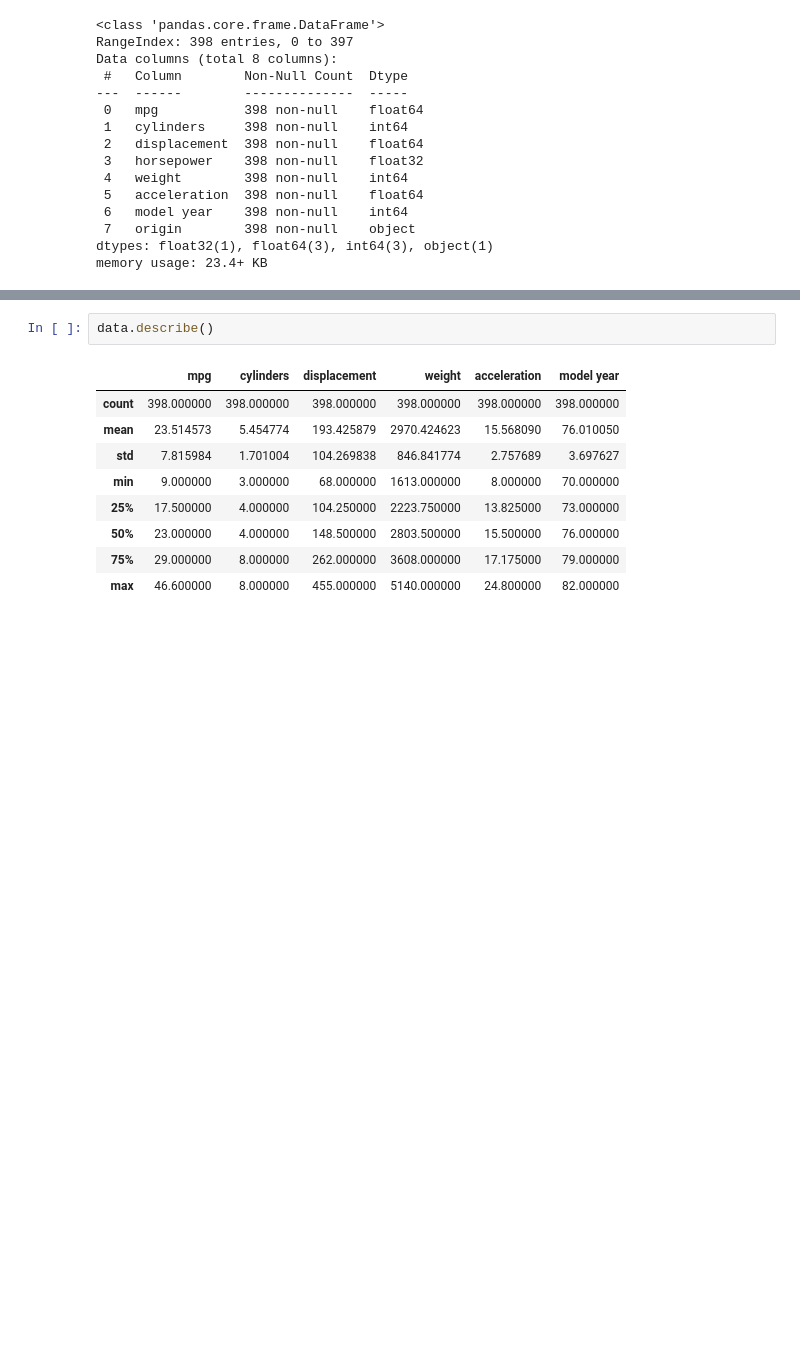
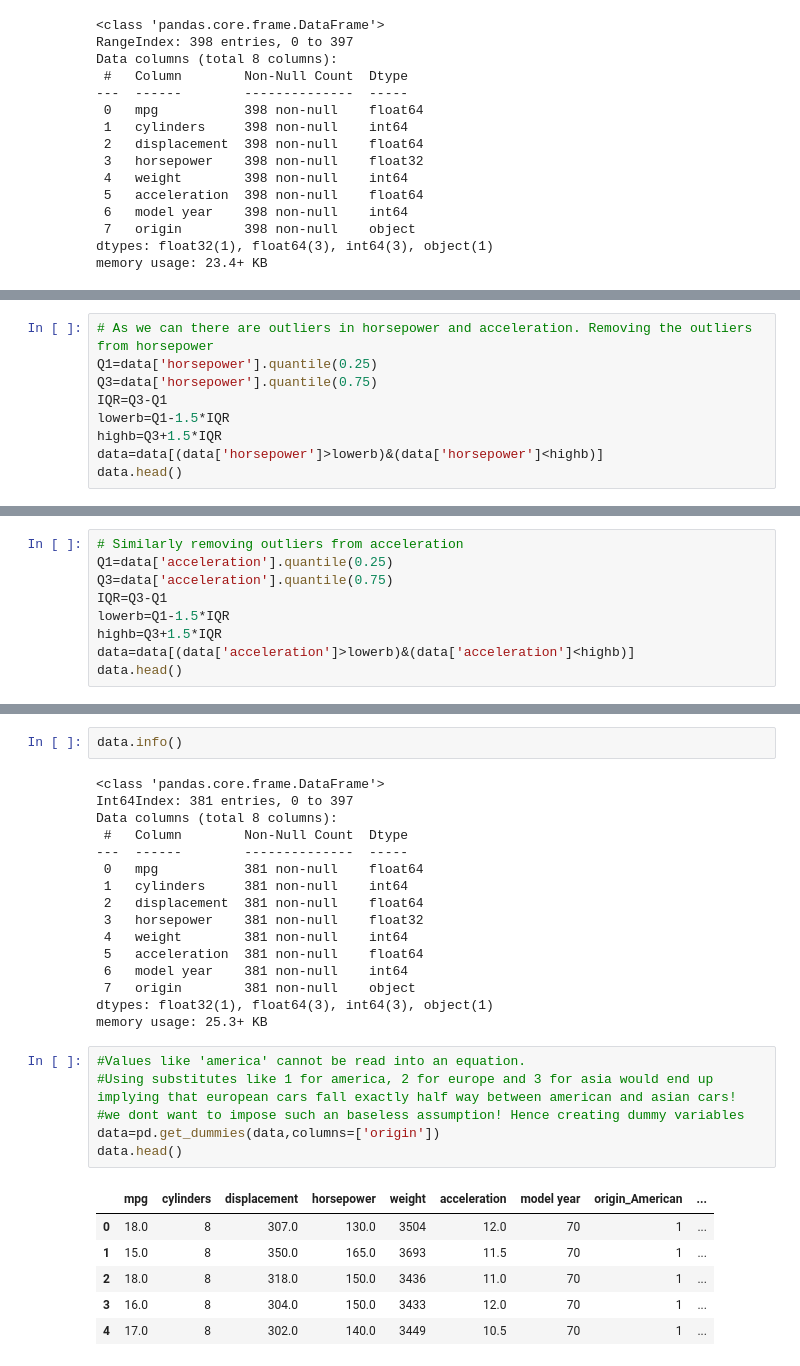
Before and after one commit to VAMSEE92/Linear-Regression, a Jupyter notebook: Linear_reg.ipynb, the cells around one changed output, grey strips where cells are left out. Saved outputs shown, nothing was run; the diff lists cells and outputs as text; blank space fills up the shorter version.

Commit message:
removed the outliers and dealed with the categorical feaatures

```diff
--- a/Linear_reg.ipynb
+++ b/Linear_reg.ipynb
@@ -115,0 +147,9 @@ for i in cdata:
+# %%
+# As we can there are outliers in horsepower and acceleration. Removing the outliers from horsepower
+Q1=data['horsepower'].quantile(0.25)
+Q3=data['horsepower'].quantile(0.75)
+IQR=Q3-Q1
+lowerb=Q1-1.5*IQR
+highb=Q3+1.5*IQR
+data=data[(data['horsepower']>lowerb)&(data['horsepower']<highb)]
+data.head()
@@ -115,0 +163,9 @@ for i in cdata:
+# %%
+# Similarly removing outliers from acceleration
+Q1=data['acceleration'].quantile(0.25)
+Q3=data['acceleration'].quantile(0.75)
+IQR=Q3-Q1
+lowerb=Q1-1.5*IQR
+highb=Q3+1.5*IQR
+data=data[(data['acceleration']>lowerb)&(data['acceleration']<highb)]
+data.head()
@@ -116,12 +179,31 @@ for i in cdata:
 # %%
-data.describe()
+data.info()
 # %% [output]
-|  | mpg | cylinders | displacement | weight | acceleration | model year |
-| count | 398.000000 | 398.000000 | 398.000000 | 398.000000 | 398.000000 | 398.000000 |
-| mean | 23.514573 | 5.454774 | 193.425879 | 2970.424623 | 15.568090 | 76.010050 |
-| std | 7.815984 | 1.701004 | 104.269838 | 846.841774 | 2.757689 | 3.697627 |
-| min | 9.000000 | 3.000000 | 68.000000 | 1613.000000 | 8.000000 | 70.000000 |
-| 25% | 17.500000 | 4.000000 | 104.250000 | 2223.750000 | 13.825000 | 73.000000 |
-| 50% | 23.000000 | 4.000000 | 148.500000 | 2803.500000 | 15.500000 | 76.000000 |
-| 75% | 29.000000 | 8.000000 | 262.000000 | 3608.000000 | 17.175000 | 79.000000 |
-| max | 46.600000 | 8.000000 | 455.000000 | 5140.000000 | 24.800000 | 82.000000 |
+<class 'pandas.core.frame.DataFrame'>
+Int64Index: 381 entries, 0 to 397
+Data columns (total 8 columns):
+ #   Column        Non-Null Count  Dtype
+---  ------        --------------  -----
+ 0   mpg           381 non-null    float64
+ 1   cylinders     381 non-null    int64
+ 2   displacement  381 non-null    float64
+ 3   horsepower    381 non-null    float32
+ 4   weight        381 non-null    int64
+ 5   acceleration  381 non-null    float64
+ 6   model year    381 non-null    int64
+ 7   origin        381 non-null    object
+dtypes: float32(1), float64(3), int64(3), object(1)
+memory usage: 25.3+ KB
+# %%
+#Values like 'america' cannot be read into an equation.
+#Using substitutes like 1 for america, 2 for europe and 3 for asia would end up implying that european cars fall exactly half way between american and asian cars!
+#we dont want to impose such an baseless assumption! Hence creating dummy variables
+data=pd.get_dummies(data,columns=['origin'])
+data.head()
+# %% [output]
+|  | mpg | cylinders | displacement | horsepower | weight | acceleration | model year | origin_American | ... |
+| 0 | 18.0 | 8 | 307.0 | 130.0 | 3504 | 12.0 | 70 | 1 | ... |
+| 1 | 15.0 | 8 | 350.0 | 165.0 | 3693 | 11.5 | 70 | 1 | ... |
+| 2 | 18.0 | 8 | 318.0 | 150.0 | 3436 | 11.0 | 70 | 1 | ... |
+| 3 | 16.0 | 8 | 304.0 | 150.0 | 3433 | 12.0 | 70 | 1 | ... |
+| 4 | 17.0 | 8 | 302.0 | 140.0 | 3449 | 10.5 | 70 | 1 | ... |
```
Also changed, not shown: parts of 7 cells of this notebook.
